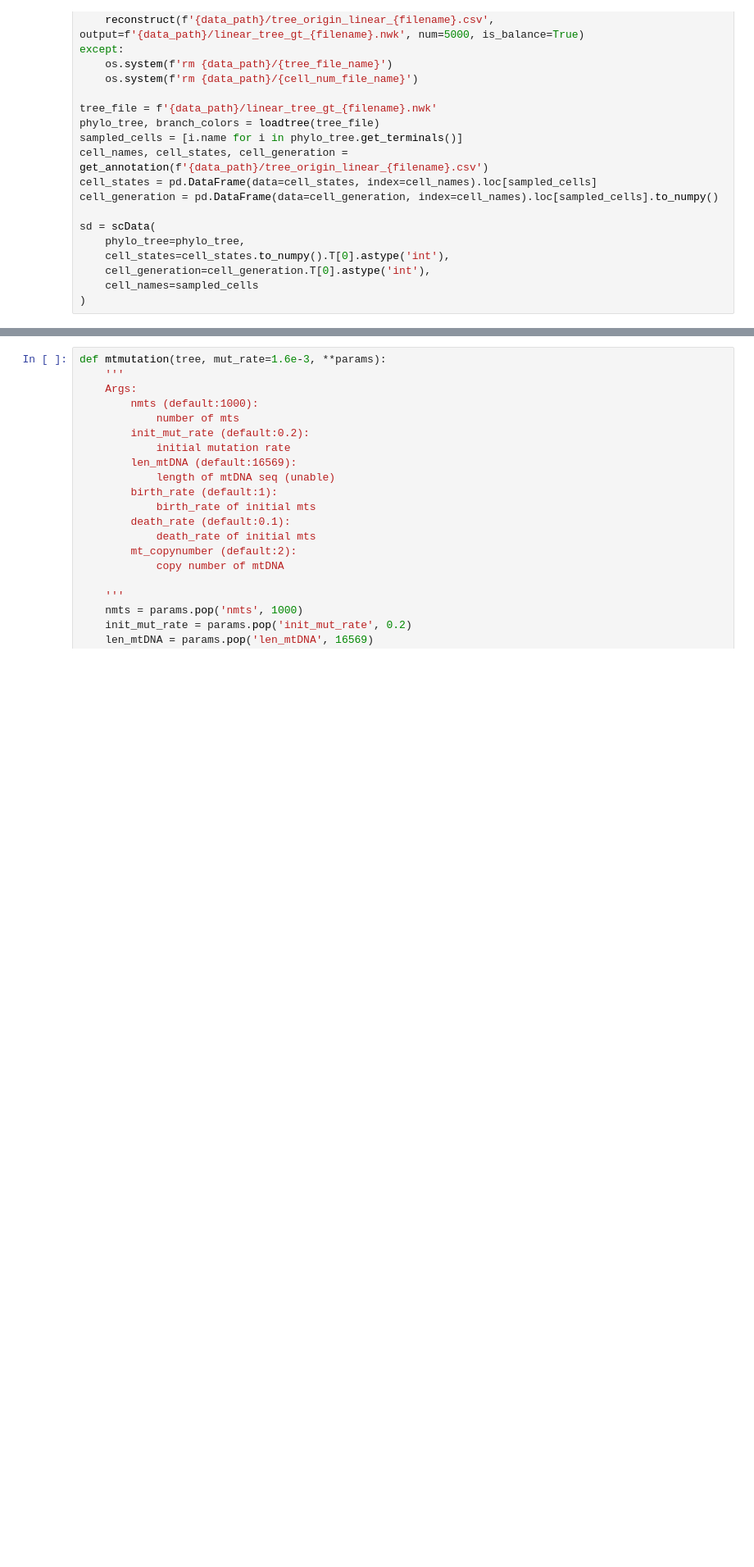
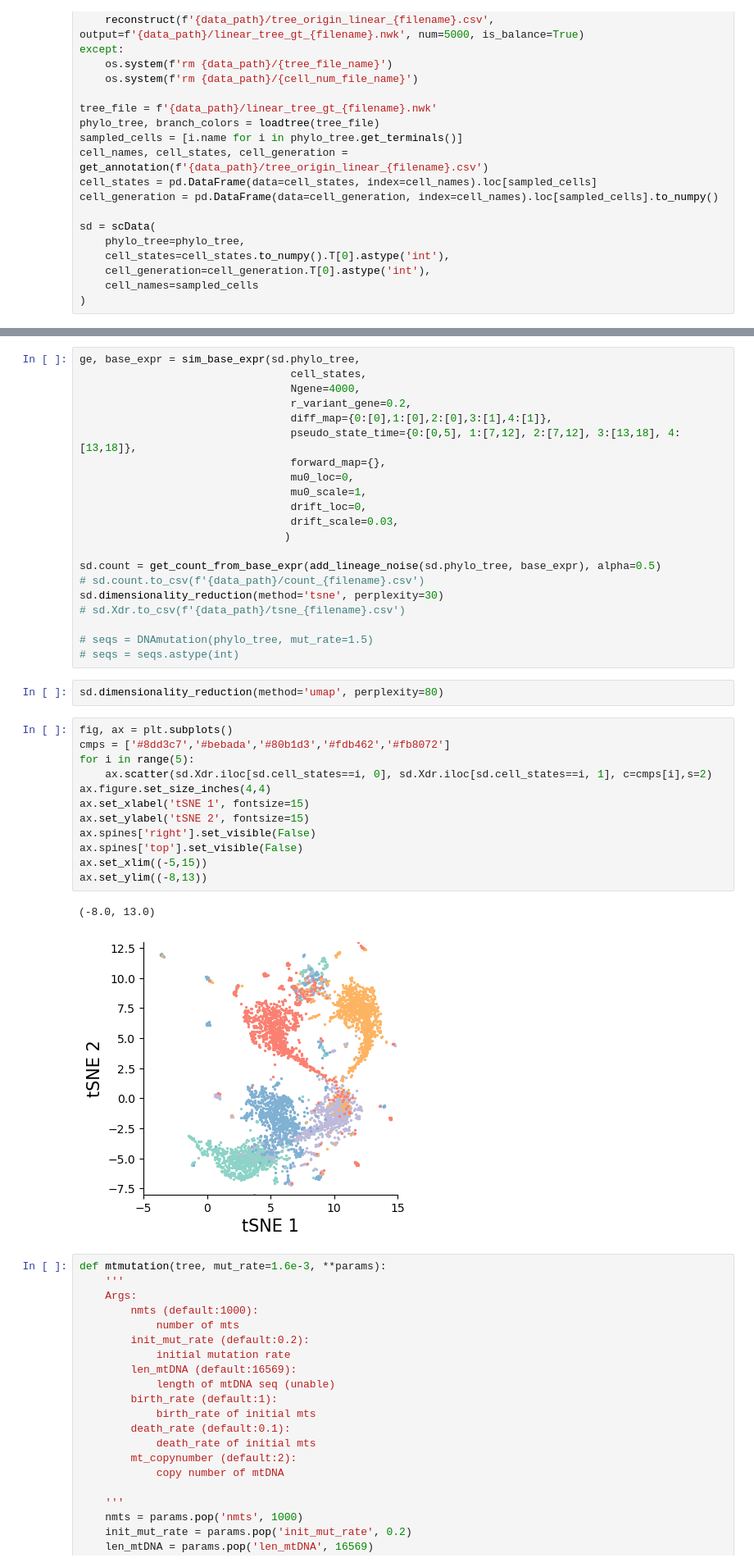
Before and after one commit to kunwang34/mtDNA_simulation, a Jupyter notebook: notebook/simulation_linear_test.ipynb, the cells around one changed output, grey strips where cells are left out. Shown at 82% size. Cells and saved outputs as stored; diff of their text form; blank space fills up the shorter version.

```diff
--- a/notebook/simulation_linear_test.ipynb
+++ b/notebook/simulation_linear_test.ipynb
@@ -114,6 +115,44 @@ sd.Xdr.to_csv(f'{data_path}/tsne_{filename}.csv')
 
 seqs = DNAmutation(phylo_tree, mut_rate=1.5)
 seqs = seqs.astype(int)
+# %%
+ge, base_expr = sim_base_expr(sd.phylo_tree,
+                                 cell_states,
+                                 Ngene=4000,
+                                 r_variant_gene=0.2,
+                                 diff_map={0:[0],1:[0],2:[0],3:[1],4:[1]},
+                                 pseudo_state_time={0:[0,5], 1:[7,12], 2:[7,12], 3:[13,18], 4:[13,18]},
+                                 forward_map={},
+                                 mu0_loc=0,
+                                 mu0_scale=1,
+                                 drift_loc=0,
+                                 drift_scale=0.03,
+                                )
+
+sd.count = get_count_from_base_expr(add_lineage_noise(sd.phylo_tree, base_expr), alpha=0.5)
+# sd.count.to_csv(f'{data_path}/count_{filename}.csv')
+sd.dimensionality_reduction(method='tsne', perplexity=30)
+# sd.Xdr.to_csv(f'{data_path}/tsne_{filename}.csv')
+
+# seqs = DNAmutation(phylo_tree, mut_rate=1.5)
+# seqs = seqs.astype(int)
+# %%
+sd.dimensionality_reduction(method='umap', perplexity=80)
+# %%
+fig, ax = plt.subplots()
+cmps = ['#8dd3c7','#bebada','#80b1d3','#fdb462','#fb8072']
+for i in range(5):
+    ax.scatter(sd.Xdr.iloc[sd.cell_states==i, 0], sd.Xdr.iloc[sd.cell_states==i, 1], c=cmps[i],s=2)
+ax.figure.set_size_inches(4,4)
+ax.set_xlabel('tSNE 1', fontsize=15)
+ax.set_ylabel('tSNE 2', fontsize=15)
+ax.spines['right'].set_visible(False)
+ax.spines['top'].set_visible(False)
+ax.set_xlim((-5,15))
+ax.set_ylim((-8,13))
+# %% [output]
+(-8.0, 13.0)
+[figure, added]
 # %%
 def mtmutation(tree, mut_rate=1.6e-3, **params):
     '''
```
Also changed, not shown: parts of 4 cells of this notebook, 5 other files.
